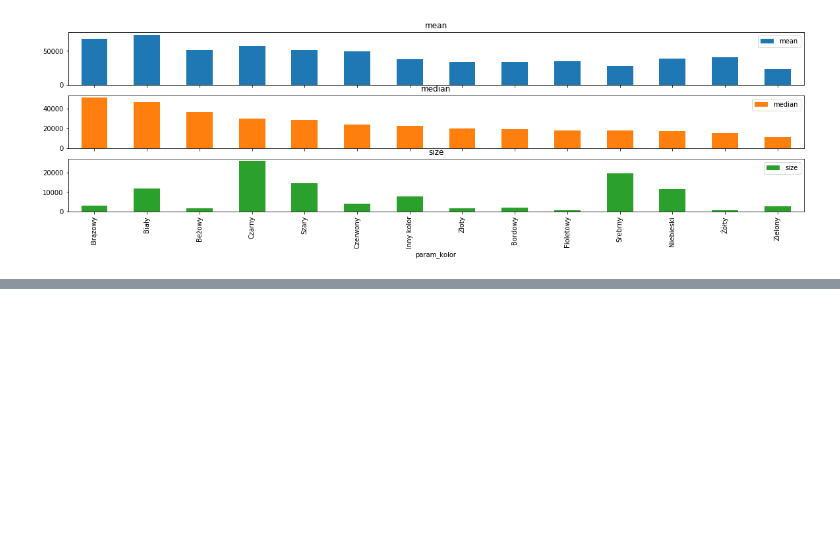
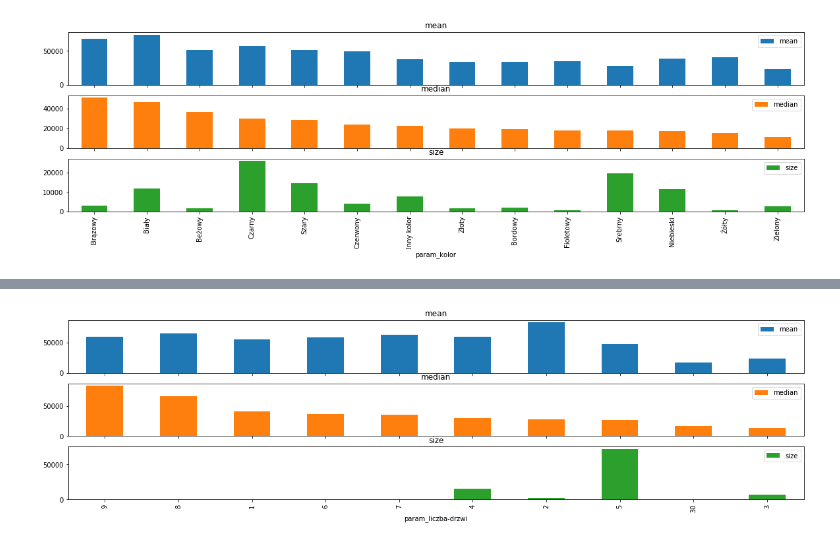
Before and after one commit to zukol/dw_matrix_car, a Jupyter notebook: day2_visualisation.ipynb, the cells around one changed output, grey strips where cells are left out. Cells and saved outputs as stored; diff of their text form; code cells hidden in the pictures; blank space fills up the shorter version.

```diff
--- a/day2_visualisation.ipynb
+++ b/day2_visualisation.ipynb
@@ -154,0 +159,4 @@ group_and_barplot('param_kolor');
+# %%
+group_and_barplot('param_liczba-drzwi');
+# %% [output]
+[figure, added]
```
Also changed, not shown: parts of 1 cell of this notebook.
